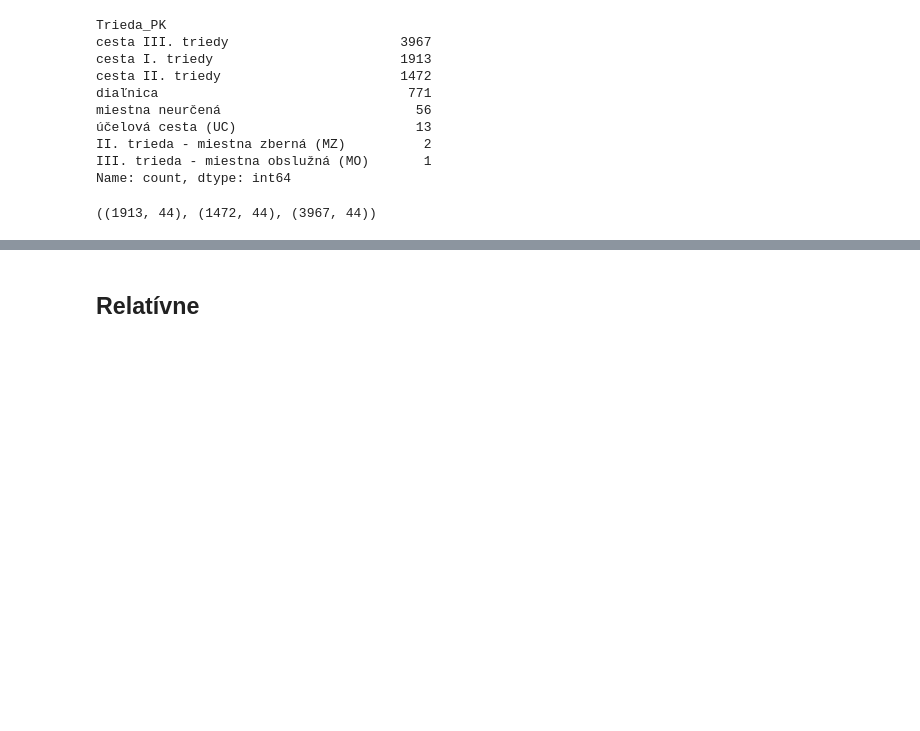
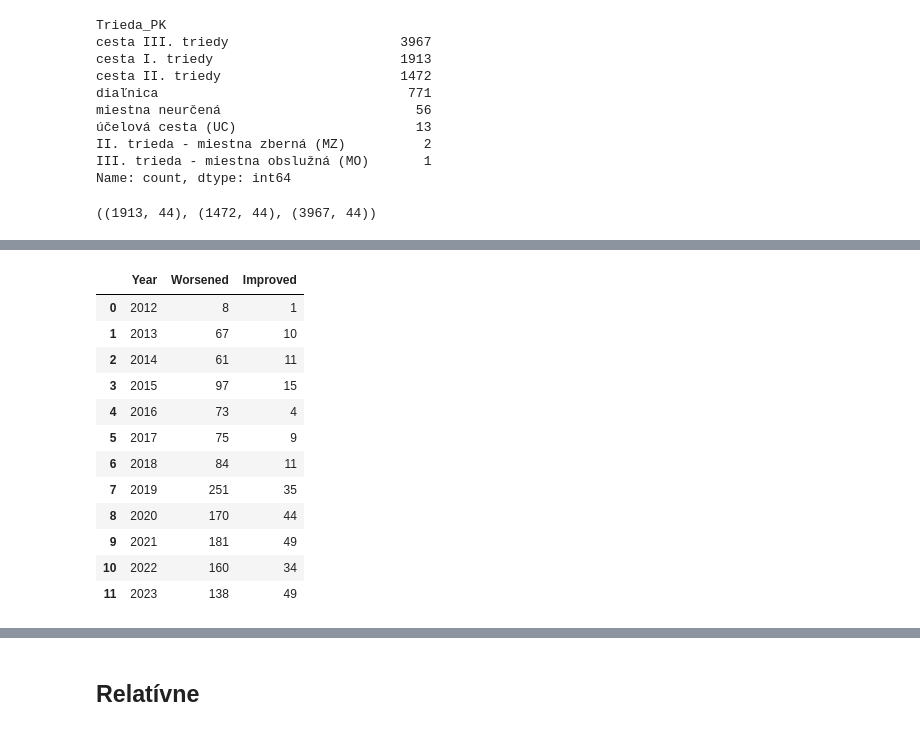
Before and after one commit to Medvedku/Bridges, a Jupyter notebook: Analyzy/01_predikcie_II.ipynb, the cells around one changed output, grey strips where cells are left out. Drawn from its saved outputs; the diff is of its cells as text; code cells hidden in the pictures; blank space fills up the shorter version.

```diff
--- a/Analyzy/01_predikcie_II.ipynb
+++ b/Analyzy/01_predikcie_II.ipynb
@@ -81,0 +135,48 @@ filtered_bridges_I.shape, filtered_bridges_II.shape, filtered_bridges_III.shape
+# %%
+# Initialize dictionaries to store counts of worsening and improving conditions
+worsened_counts = {}
+improved_counts = {}
+
+# Loop over each year to compare conditions with the next year
+for year in range(2012, 2024):
+    # Columns for current year and next year
+    current_year_col = f"n_{year}"
+    next_year_col = f"n_{year + 1}"
+
+    # Filter out rows where either current or next year condition is zero
+    valid_data = filtered_bridges_II[(filtered_bridges_II[current_year_col] != 0) &
+                                     (filtered_bridges_II[next_year_col] != 0)]
+
+    # Count bridges with worsened conditions (next year condition is higher)
+    worsened_counts[year] = (valid_data[next_year_col]
+                             > valid_data[current_year_col]).sum()
+
+    # Count bridges with improved conditions (next year condition is lower)
+    improved_counts[year] = (valid_data[next_year_col]
+                             < valid_data[current_year_col]).sum()
+
+# Convert results to DataFrames for better readability
+worsened_df = pd.DataFrame(
+    list(worsened_counts.items()), columns=["Year", "Worsened"])
+improved_df = pd.DataFrame(
+    list(improved_counts.items()), columns=["Year", "Improved"])
+
+# Merge DataFrames to display the results side by side
+change_summary_df = pd.merge(worsened_df, improved_df, on="Year")
+
+# Display the summary
+change_summary_df
+# %% [output]
+|  | Year | Worsened | Improved |
+| 0 | 2012 | 8 | 1 |
+| 1 | 2013 | 67 | 10 |
+| 2 | 2014 | 61 | 11 |
+| 3 | 2015 | 97 | 15 |
+| 4 | 2016 | 73 | 4 |
+| 5 | 2017 | 75 | 9 |
+| 6 | 2018 | 84 | 11 |
+| 7 | 2019 | 251 | 35 |
+| 8 | 2020 | 170 | 44 |
+| 9 | 2021 | 181 | 49 |
+| 10 | 2022 | 160 | 34 |
+| 11 | 2023 | 138 | 49 |
```
Also changed, not shown: parts of 4 cells of this notebook, 35 other files.
